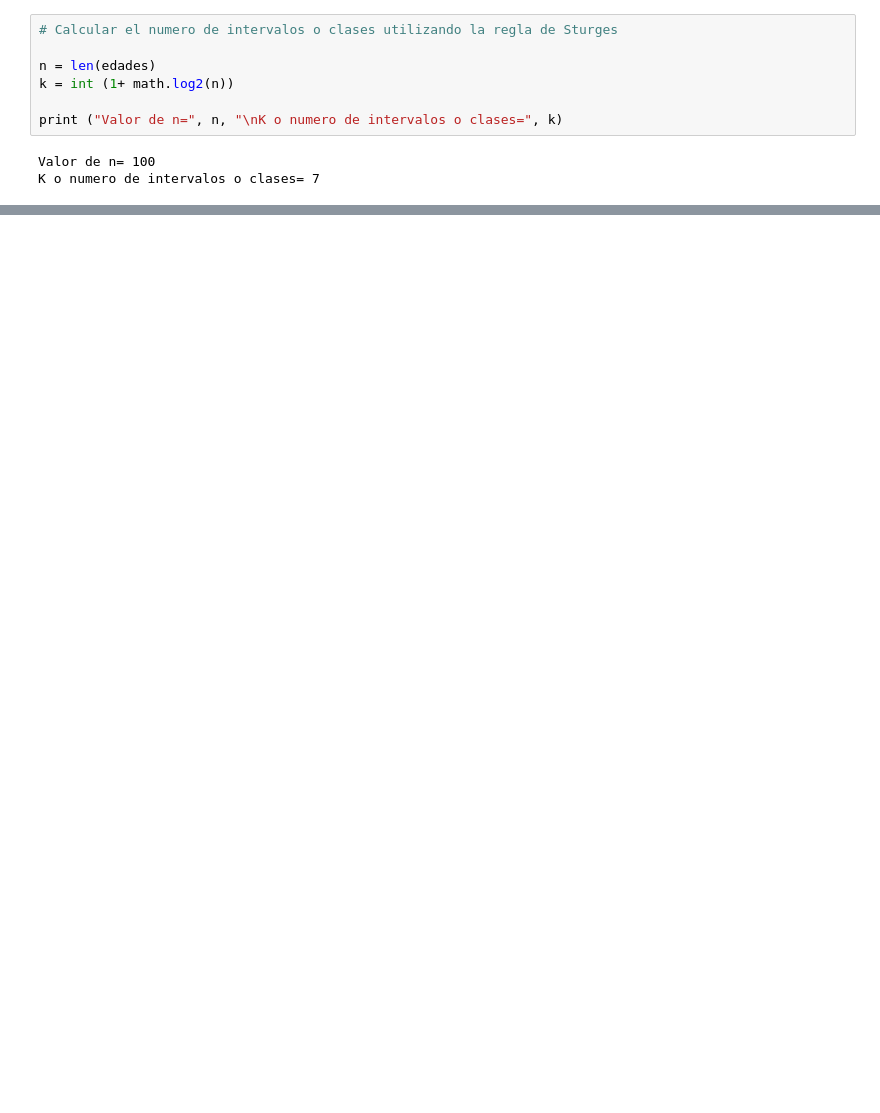
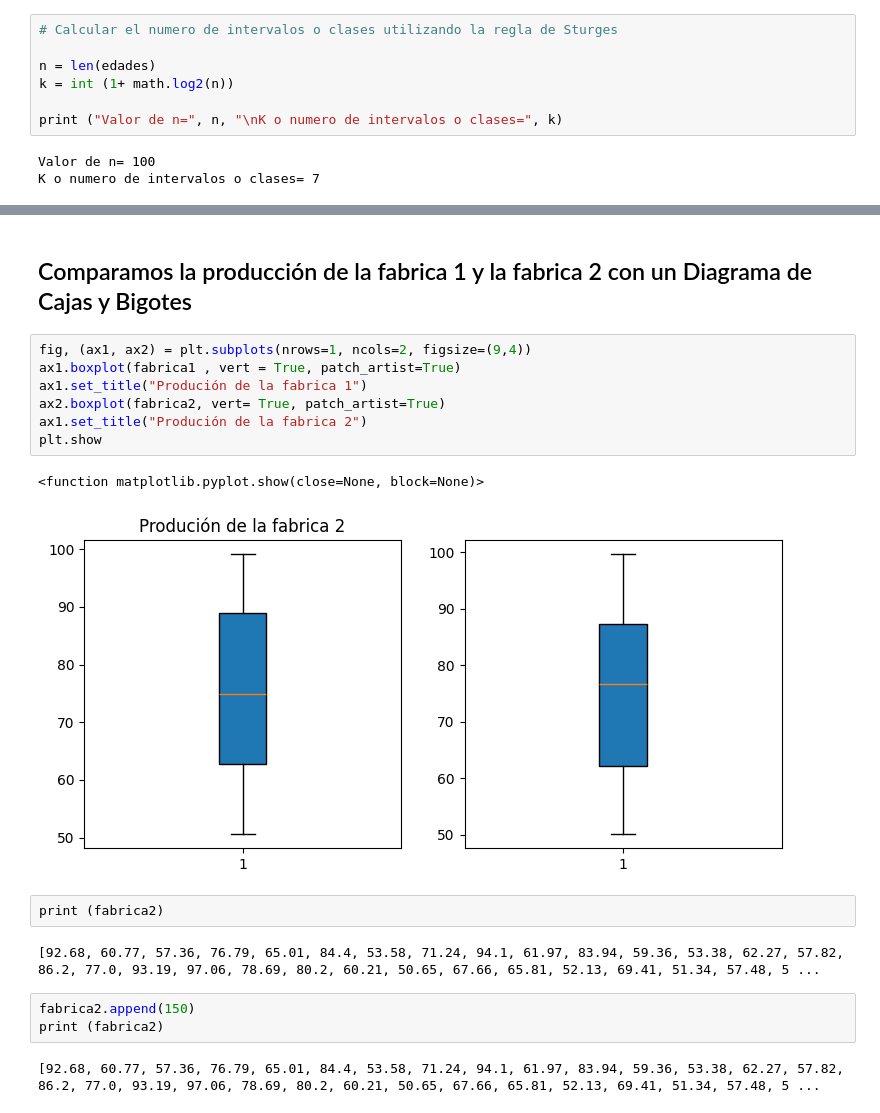
Before and after one commit to EmanuelMmmmmm/Probabilidad, a Jupyter notebook: Unidad 1/ProbyE_U1_p1.ipynb, the cells around one changed output, grey strips where cells are left out. Saved outputs shown, nothing was run; the diff lists cells and outputs as text; blank space fills up the shorter version.

```diff
--- a/Unidad 1/ProbyE_U1_p1.ipynb
+++ b/Unidad 1/ProbyE_U1_p1.ipynb
@@ -514,0 +535,21 @@ Text(0, 0.5, 'Frecuencia')
+# %% [markdown]
+## Comparamos la producción de la fabrica 1 y la fabrica 2 con un Diagrama de Cajas y Bigotes
+# %%
+fig, (ax1, ax2) = plt.subplots(nrows=1, ncols=2, figsize=(9,4))
+ax1.boxplot(fabrica1 , vert = True, patch_artist=True)
+ax1.set_title("Produción de la fabrica 1")
+ax2.boxplot(fabrica2, vert= True, patch_artist=True)
+ax1.set_title("Produción de la fabrica 2")
+plt.show
+# %% [output]
+<function matplotlib.pyplot.show(close=None, block=None)>
+[figure, added]
+# %%
+print (fabrica2)
+# %% [output]
+[92.68, 60.77, 57.36, 76.79, 65.01, 84.4, 53.58, 71.24, 94.1, 61.97, 83.94, 59.36, 53.38, 62.27, 57.82, 86.2, 77.0, 93.19, 97.06, 78.69, 80.2, 60.21, 50.65, 67.66, 65.81, 52.13, 69.41, 51.34, 57.48, 5 ...
+# %%
+fabrica2.append(150)
+print (fabrica2)
+# %% [output]
+[92.68, 60.77, 57.36, 76.79, 65.01, 84.4, 53.58, 71.24, 94.1, 61.97, 83.94, 59.36, 53.38, 62.27, 57.82, 86.2, 77.0, 93.19, 97.06, 78.69, 80.2, 60.21, 50.65, 67.66, 65.81, 52.13, 69.41, 51.34, 57.48, 5 ...
```
Also changed, not shown: parts of 33 cells of this notebook.
